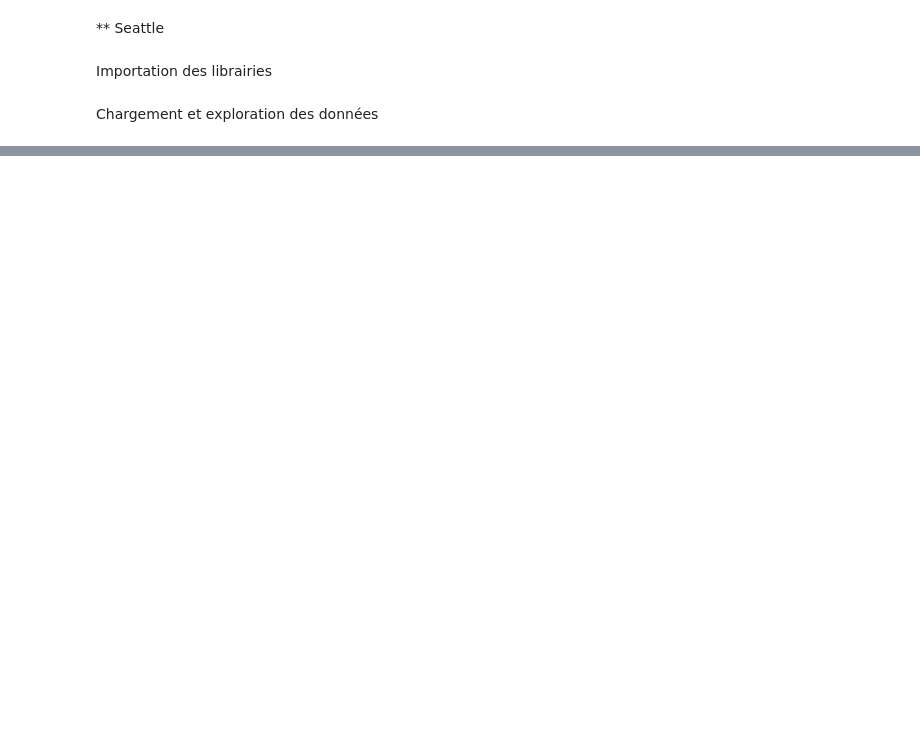
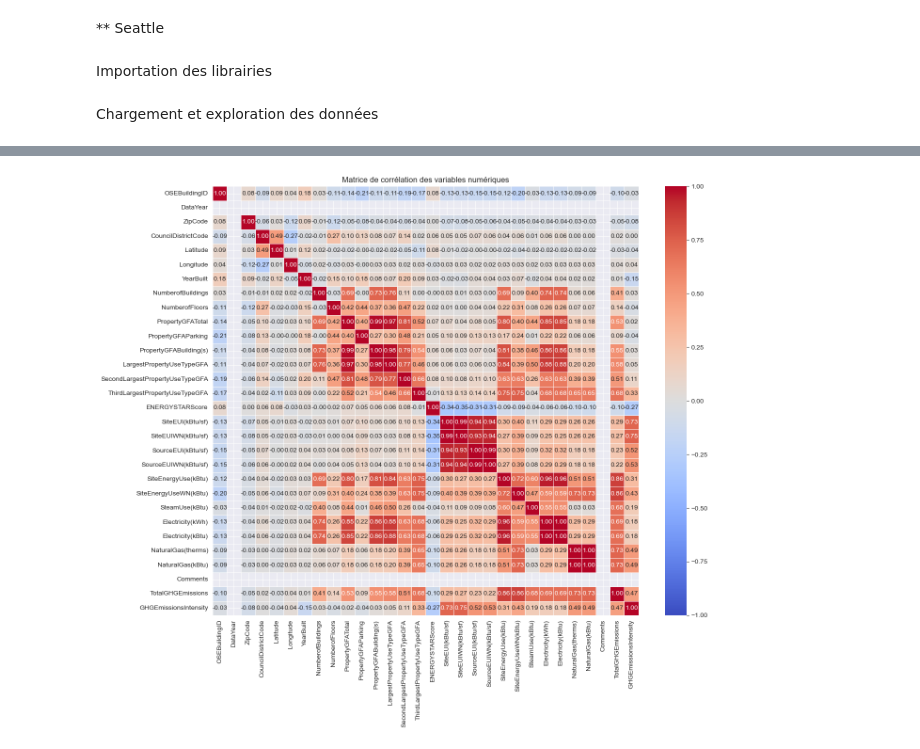
Before and after one commit to Tortique/P4_Seattle, a Jupyter notebook: explo.ipynb, the cells around one changed output, grey strips where cells are left out. Saved outputs shown, nothing was run; the diff lists cells and outputs as text; code cells hidden in the pictures; blank space fills up the shorter version.

```diff
--- a/explo.ipynb
+++ b/explo.ipynb
@@ -48,0 +104,14 @@ data
+# %%
+data_numeric = data.select_dtypes(include=['float64','int64'])
+
+corr_matrix = data_numeric.corr()
+
+plt.figure(figsize=(14,12))
+
+sns.heatmap(corr_matrix, annot=True,cmap='coolwarm',fmt='.2f',linewidths=0.5,square=False,vmin=-1,vmax=1)
+
+plt.title("Matrice de corrélation des variables numériques")
+plt.tight_layout()
+plt.show()
+# %% [output]
+[figure, added]
```
Also changed, not shown: parts of 20 cells of this notebook, 1 other file.
